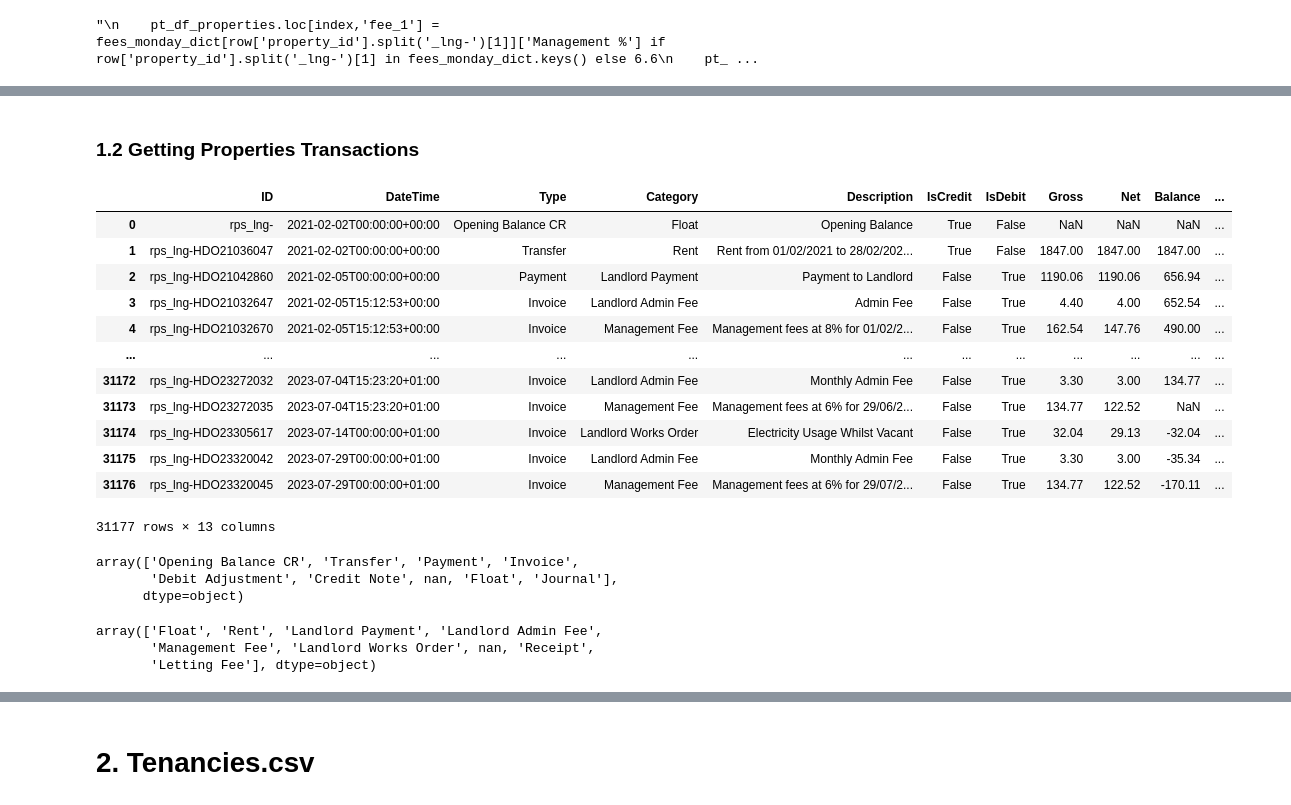
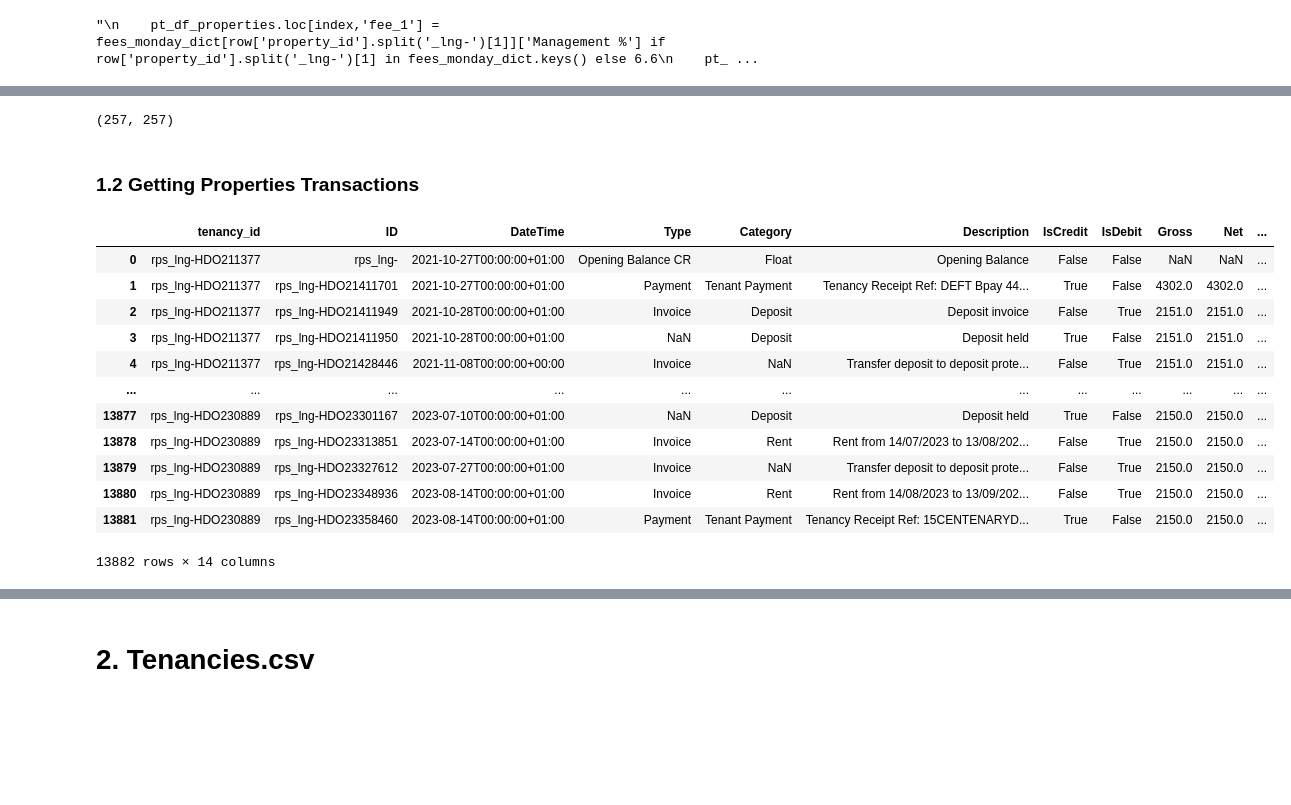
Before and after one commit to sahils4299/LongView-Data-Migration, a Jupyter notebook: PropertyTree_migration_Portfolio_testing.ipynb, the cells around one changed output, grey strips where cells are left out. Saved outputs shown, nothing was run; the diff lists cells and outputs as text; code cells hidden in the pictures; blank space fills up the shorter version.

Commit message:
Done with the rent_start

```diff
--- a/PropertyTree_migration_Portfolio_testing.ipynb
+++ b/PropertyTree_migration_Portfolio_testing.ipynb
@@ -199,6 +236,7 @@ def get_property_details(prop_id):
         response = requests.get(url, headers=headers)
         if response.status_code == 200:
             return response.json()
+        else:
             print(f"Error: {response.status_code} - {response.text}")
             return None
 # %%
@@ -390,0 +454,13 @@ pt_df_properties['PM'].iloc[0]
+# %%
+df_properties_cur_tenancies = pd.DataFrame()
+for prop_id in properties_before[properties_before['Agent Name'] == 'Kasey Neuendorf']['Reference'].tolist():
+    result = get_property_cur_tenancies(prop_id)
+
+    if result is not None:
+        # Convert the result to a DataFrame
+        df = json_normalize(result['Response'], sep='_')
+        df.insert(0, 'prop_id', prop_id)
+
+        # Append the DataFrame to df_result
+        df_properties_cur_tenancies = df_properties_cur_tenancies.append(df, ignore_index=True)
+df_properties_cur_tenancies
@@ -390,0 +481,2 @@ pt_df_properties['PM'].iloc[0]
+# %%
+df_properties_cur_tenancies = df_properties_cur_tenancies[df_properties_cur_tenancies['Status'] == 'Tenancy Current']
@@ -391 +487,5 @@ pt_df_properties['PM'].iloc[0]
+# %%
+len(set(df_properties_cur_tenancies['prop_id'].tolist())),len(pt_df_properties)
+# %% [output]
+(257, 257)
 # %%
@@ -393,8 +493,8 @@ pt_df_properties.to_csv('PropertyTree Data/PropertyTree_Properties.csv',index=Fa
 # %% [markdown]
 ### 1.2 Getting Properties Transactions
 # %%
-def get_property_transactions(prop_id):
-    url = f"https://webservice.reapit.net.au/lng/rest/landlord/properties/{prop_id}/transactions"
+def get_property_transactions(tenancy_id):
+    url = f"https://webservice.reapit.net.au/lng/rest/tenant/tenancies/{tenancy_id}/transactions"
     headers = {
         'ApiKey': "c242c818604a72582f383ba23b2853d1",
         "Accept": "application/json"
@@ -404,43 +504,42 @@ def get_property_transactions(prop_id):
     if response.status_code == 200:
         return response.json()
     else:
-        print(f"Error: {response.status_code} - {response.text}")
-        return None
+        url = f"https://webservice.reapit.net.au/lng/rest/tenant/tenancies/{tenancy_id}?GetUnavailable=true/transactions"
+        headers = {
+            'ApiKey': "c242c818604a72582f383ba23b2853d1",
+            "Accept": "application/json"
+        }
+
+        response = requests.get(url, headers=headers)
+        if response.status_code == 200:
+            return response.json()
+        else:
+            print(f"Error: {response.status_code} - {response.text}")
+            return None
 # %%
 df_properties_transactions = pd.DataFrame()
-for prop_id in df_properties['ID'].tolist():
-    result = get_property_transactions(prop_id)
+for tenancy_id in df_properties_cur_tenancies['ID'].tolist():
+    result = get_property_transactions(tenancy_id)
 
     if result is not None:
         # Convert the result to a DataFrame
         df = json_normalize(result['Response'], sep='_')
+        df.insert(0, 'tenancy_id', tenancy_id)
 
         # Append the DataFrame to df_result
         df_properties_transactions = df_properties_transactions.append(df, ignore_index=True)
 df_properties_transactions
 # %% [output]
-|  | ID | DateTime | Type | Category | Description | IsCredit | IsDebit | Gross | Net | Balance | ... |
-| 0 | rps_lng- | 2021-02-02T00:00:00+00:00 | Opening Balance CR | Float | Opening Balance | True | False | NaN | NaN | NaN | ... |
-| 1 | rps_lng-HDO21036047 | 2021-02-02T00:00:00+00:00 | Transfer | Rent | Rent from 01/02/2021 to 28/02/202... | True | False | 1847.00 | 1847.00 | 1847.00 | ... |
-| 2 | rps_lng-HDO21042860 | 2021-02-05T00:00:00+00:00 | Payment | Landlord Payment | Payment to Landlord | False | True | 1190.06 | 1190.06 | 656.94 | ... |
-| 3 | rps_lng-HDO21032647 | 2021-02-05T15:12:53+00:00 | Invoice | Landlord Admin Fee | Admin Fee | False | True | 4.40 | 4.00 | 652.54 | ... |
-| 4 | rps_lng-HDO21032670 | 2021-02-05T15:12:53+00:00 | Invoice | Management Fee | Management fees at 8% for 01/02/2... | False | True | 162.54 | 147.76 | 490.00 | ... |
+|  | tenancy_id | ID | DateTime | Type | Category | Description | IsCredit | IsDebit | Gross | Net | ... |
+| 0 | rps_lng-HDO211377 | rps_lng- | 2021-10-27T00:00:00+01:00 | Opening Balance CR | Float | Opening Balance | False | False | NaN | NaN | ... |
+| 1 | rps_lng-HDO211377 | rps_lng-HDO21411701 | 2021-10-27T00:00:00+01:00 | Payment | Tenant Payment | Tenancy Receipt Ref: DEFT Bpay 44... | True | False | 4302.0 | 4302.0 | ... |
+| 2 | rps_lng-HDO211377 | rps_lng-HDO21411949 | 2021-10-28T00:00:00+01:00 | Invoice | Deposit | Deposit invoice | False | True | 2151.0 | 2151.0 | ... |
+| 3 | rps_lng-HDO211377 | rps_lng-HDO21411950 | 2021-10-28T00:00:00+01:00 | NaN | Deposit | Deposit held | True | False | 2151.0 | 2151.0 | ... |
+| 4 | rps_lng-HDO211377 | rps_lng-HDO21428446 | 2021-11-08T00:00:00+00:00 | Invoice | NaN | Transfer deposit to deposit prote... | False | True | 2151.0 | 2151.0 | ... |
 | ... | ... | ... | ... | ... | ... | ... | ... | ... | ... | ... | ... |
-| 31172 | rps_lng-HDO23272032 | 2023-07-04T15:23:20+01:00 | Invoice | Landlord Admin Fee | Monthly Admin Fee | False | True | 3.30 | 3.00 | 134.77 | ... |
-| 31173 | rps_lng-HDO23272035 | 2023-07-04T15:23:20+01:00 | Invoice | Management Fee | Management fees at 6% for 29/06/2... | False | True | 134.77 | 122.52 | NaN | ... |
-| 31174 | rps_lng-HDO23305617 | 2023-07-14T00:00:00+01:00 | Invoice | Landlord Works Order | Electricity Usage Whilst Vacant | False | True | 32.04 | 29.13 | -32.04 | ... |
-| 31175 | rps_lng-HDO23320042 | 2023-07-29T00:00:00+01:00 | Invoice | Landlord Admin Fee | Monthly Admin Fee | False | True | 3.30 | 3.00 | -35.34 | ... |
-| 31176 | rps_lng-HDO23320045 | 2023-07-29T00:00:00+01:00 | Invoice | Management Fee | Management fees at 6% for 29/07/2... | False | True | 134.77 | 122.52 | -170.11 | ... |
+| 13877 | rps_lng-HDO230889 | rps_lng-HDO23301167 | 2023-07-10T00:00:00+01:00 | NaN | Deposit | Deposit held | True | False | 2150.0 | 2150.0 | ... |
+| 13878 | rps_lng-HDO230889 | rps_lng-HDO23313851 | 2023-07-14T00:00:00+01:00 | Invoice | Rent | Rent from 14/07/2023 to 13/08/202... | False | True | 2150.0 | 2150.0 | ... |
+| 13879 | rps_lng-HDO230889 | rps_lng-HDO23327612 | 2023-07-27T00:00:00+01:00 | Invoice | NaN | Transfer deposit to deposit prote... | False | True | 2150.0 | 2150.0 | ... |
+| 13880 | rps_lng-HDO230889 | rps_lng-HDO23348936 | 2023-08-14T00:00:00+01:00 | Invoice | Rent | Rent from 14/08/2023 to 13/09/202... | False | True | 2150.0 | 2150.0 | ... |
+| 13881 | rps_lng-HDO230889 | rps_lng-HDO23358460 | 2023-08-14T00:00:00+01:00 | Payment | Tenant Payment | Tenancy Receipt Ref: 15CENTENARYD... | True | False | 2150.0 | 2150.0 | ... |
-31177 rows × 13 columns
+13882 rows × 14 columns
-# %%
-df_properties_transactions['Type'].unique()
-# %% [output]
-array(['Opening Balance CR', 'Transfer', 'Payment', 'Invoice',
-       'Debit Adjustment', 'Credit Note', nan, 'Float', 'Journal'],
-      dtype=object)
-# %%
-df_properties_transactions['Category'].unique()
-# %% [output]
-array(['Float', 'Rent', 'Landlord Payment', 'Landlord Admin Fee',
-       'Management Fee', 'Landlord Works Order', nan, 'Receipt',
-       'Letting Fee'], dtype=object)
```
Also changed, not shown: parts of 55 cells of this notebook, 3 other files.
